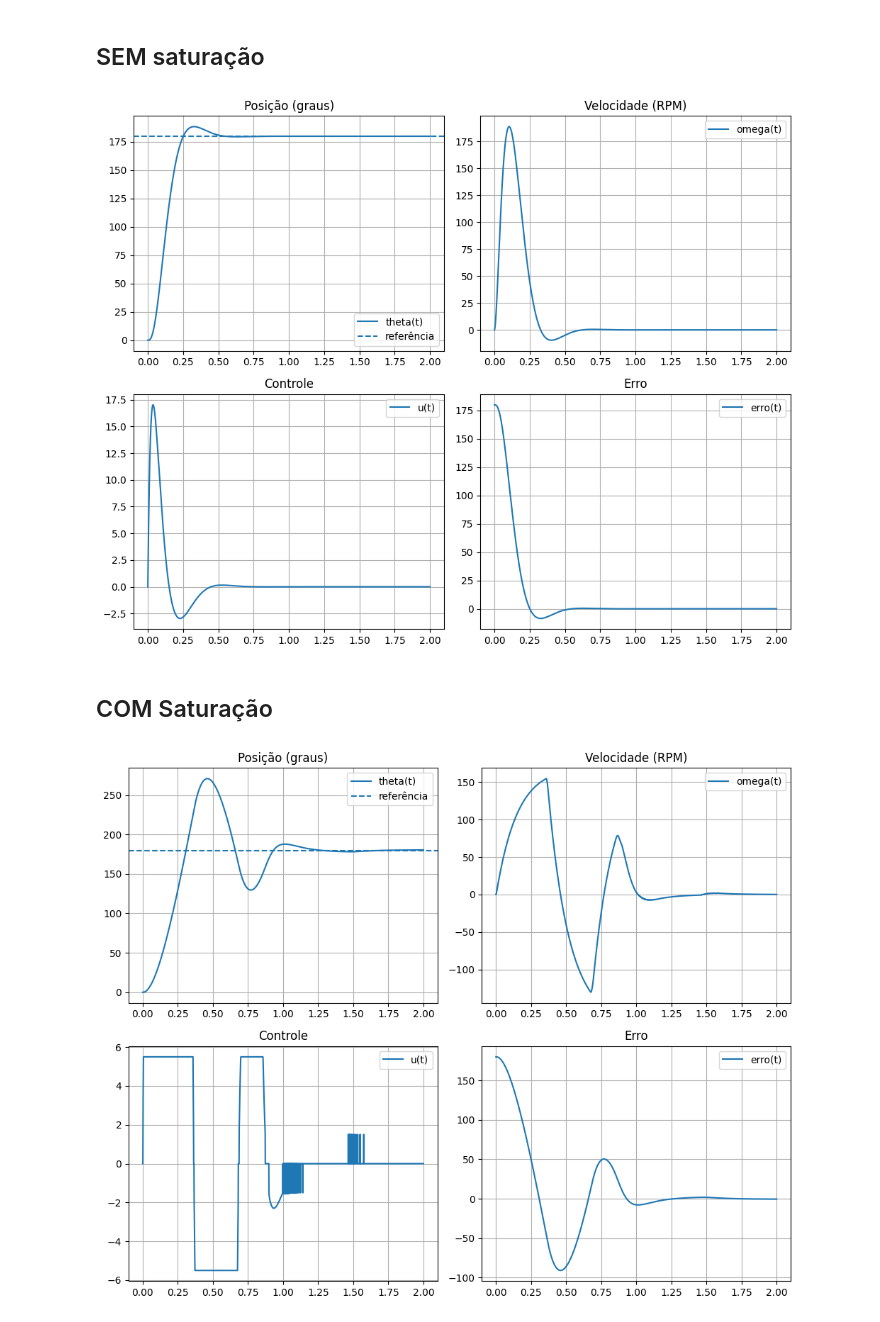
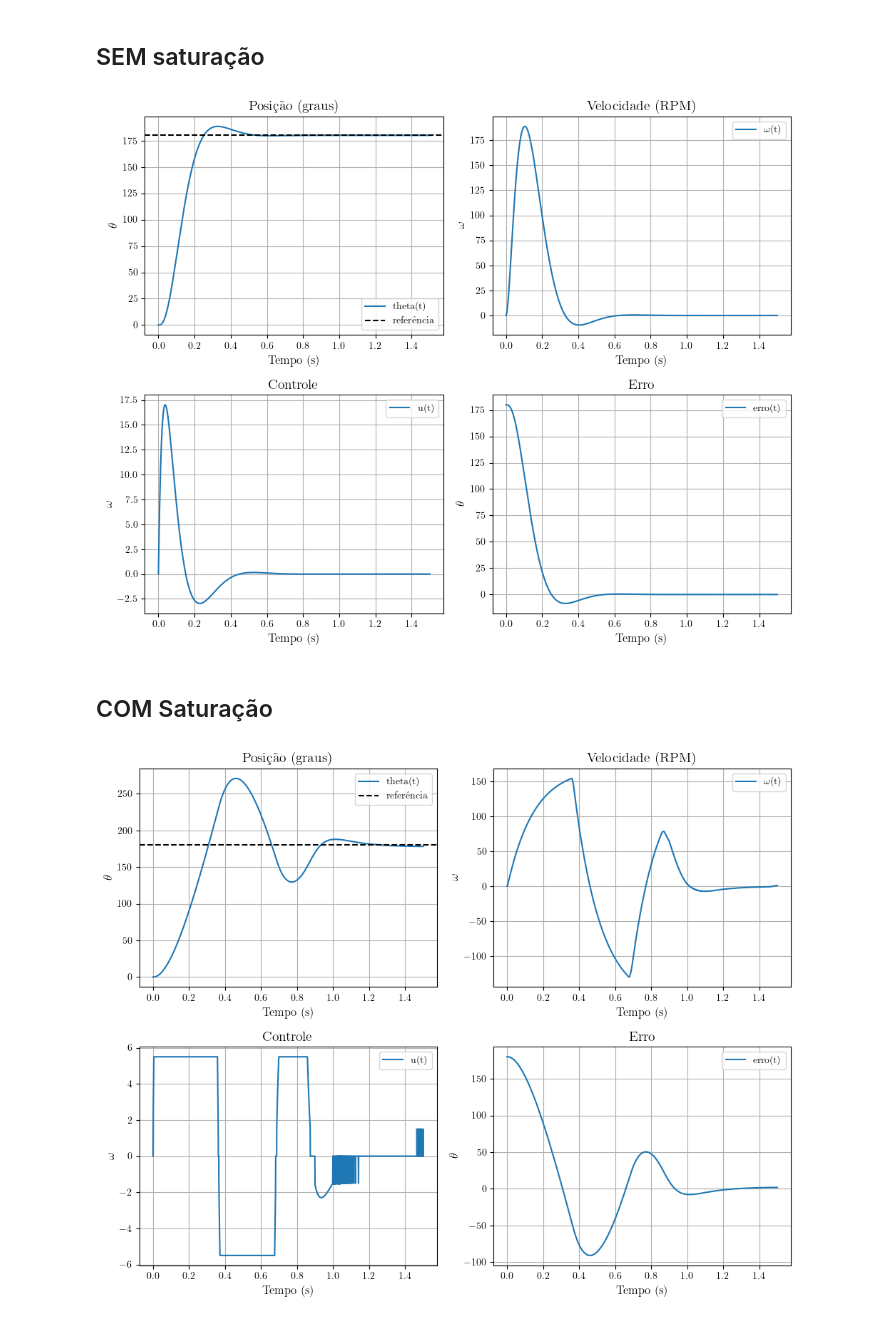
Before and after one commit to andrevale99/FMPSE_EGM0017, a Jupyter notebook: ControleSS/planta.ipynb, the cells around one changed output. Saved outputs shown, nothing was run; the diff lists cells and outputs as text; code cells hidden in the pictures.

```diff
--- a/ControleSS/planta.ipynb
+++ b/ControleSS/planta.ipynb
@@ -7,12 +7,26 @@ import os
 
 from numpy import pi
 
+plt.rcParams.update({
+    "text.usetex": True,
+    "font.family": "serif",
+    "font.serif": ["Computer Modern Roman"],
+
+    # Tamanhos de fonte
+    "font.size": 12,          # tamanho base
+    "axes.titlesize": 14,     # título do gráfico
+    "axes.labelsize": 12,     # rótulos dos eixos
+    "xtick.labelsize": 10,    # ticks eixo x
+    "ytick.labelsize": 10,    # ticks eixo y
+    "legend.fontsize": 10,    # legenda
+})
+
 # Parâmetros do sistema
 Kp = np.float32(208.1420263238445)
 ap = np.float32(6.734006734006734)
 
 # Amplitude do degrau (Va)
-Va = 2.5
+Va = 5.5
 
 # Constante para converter o valor
 # de RPM para graus
@@ -20,7 +34,8 @@ RPM_PARA_GRAUS = 6
 
 # Parâmetros de simulação
 Ts = 0.001
-Tfinal = 2
+dt = Ts
+Tfinal = 1.5
 N = int(Tfinal / Ts)
 # %% [markdown]
 # Simulação da saída em RPM
@@ -266,15 +281,19 @@ plt.figure(figsize=(10, 8))
 # Posição
 plt.subplot(2, 2, 1)
 plt.plot(t, theta, label='theta(t)')
-plt.axhline(r, linestyle='--', label='referência')
+plt.axhline(r, linestyle='--', label='referência', color='black')
 plt.title("Posição (graus)")
+plt.xlabel("Tempo (s)")
+plt.ylabel(r'$\theta$')
 plt.grid()
 plt.legend()
 
 # Velocidade
 plt.subplot(2, 2, 2)
-plt.plot(t, omega, label='omega(t)')
+plt.plot(t, omega, label=r'$\omega$(t)')
 plt.title("Velocidade (RPM)")
+plt.xlabel("Tempo (s)")
+plt.ylabel(r'$\omega$')
 plt.grid()
 plt.legend()
 
@@ -282,6 +301,8 @@ plt.legend()
 plt.subplot(2, 2, 3)
 plt.plot(t, u_history, label='u(t)')
 plt.title("Controle")
+plt.xlabel("Tempo (s)")
+plt.ylabel(r'$\omega$')
 plt.grid()
 plt.legend()
 
@@ -289,6 +310,8 @@ plt.legend()
 plt.subplot(2, 2, 4)
 plt.plot(t, erro, label='erro(t)')
 plt.title("Erro")
+plt.xlabel("Tempo (s)")
+plt.ylabel(r'$\theta$')
 plt.grid()
 plt.legend()
 
@@ -297,8 +320,10 @@ plt.tight_layout()
 plt.savefig("RespostaSEMSaturacao.pdf")
 
 plt.show()
+
+erroSEMSaturacao = np.copy(erro)
 # %% [output]
-[figure, old version]
+[figure, new version]
 # %% [markdown]
 ## COM Saturação
 # %%
@@ -349,7 +374,7 @@ for i in range(N):
 
 
     u = apply_deadzone_asym(u, 1.5, 1.5)
-    u = saturate(u, -5.5, 5.5)
+    u = saturate(u, -Va, Va)
 
     u_history[i] = u
 
@@ -374,36 +399,46 @@ plt.figure(figsize=(10, 8))
 # Posição
 plt.subplot(2, 2, 1)
 plt.plot(t, theta, label='theta(t)')
-plt.axhline(r, linestyle='--', label='referência')
+plt.axhline(r, linestyle='--', label='referência', color='black')
 plt.title("Posição (graus)")
+plt.xlabel("Tempo (s)")
+plt.ylabel(r'$\theta$')
 plt.grid()
 plt.legend()
 
 # Velocidade
 plt.subplot(2, 2, 2)
-plt.plot(t, omega, label='omega(t)')
+plt.plot(t, omega, label=r'$\omega$(t)')
 plt.title("Velocidade (RPM)")
+plt.xlabel("Tempo (s)")
+plt.ylabel(r'$\omega$')
 plt.grid()
 plt.legend()
 
 # Controle
 plt.subplot(2, 2, 3)
 plt.plot(t, u_history, label='u(t)')
 plt.title("Controle")
+plt.xlabel("Tempo (s)")
+plt.ylabel(r'$\omega$')
 plt.grid()
 plt.legend()
 
 # Erro
 plt.subplot(2, 2, 4)
 plt.plot(t, erro, label='erro(t)')
 plt.title("Erro")
+plt.xlabel("Tempo (s)")
+plt.ylabel(r'$\theta$')
 plt.grid()
 plt.legend()
 
 plt.tight_layout()
 
-plt.savefig("RespostaCOMSaturacao.pdf")
+plt.savefig("RespostaSEMSaturacao.pdf")
 
 plt.show()
+
+erroCOMSaturacao = np.copy(erro)
 # %% [output]
-[figure, old version]
+[figure, new version]
```
Also changed, not shown: parts of 11 cells of this notebook, 14 other files.
